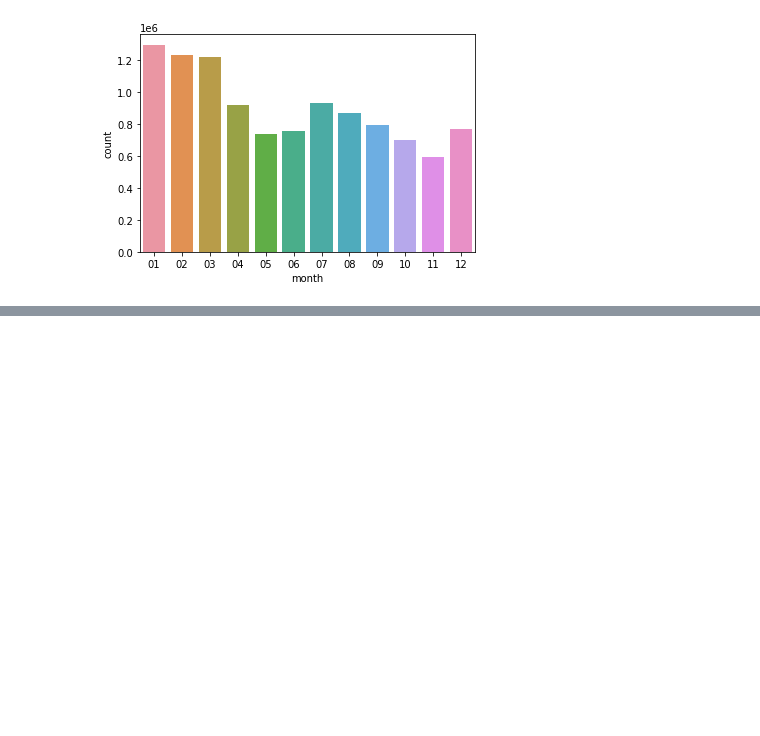
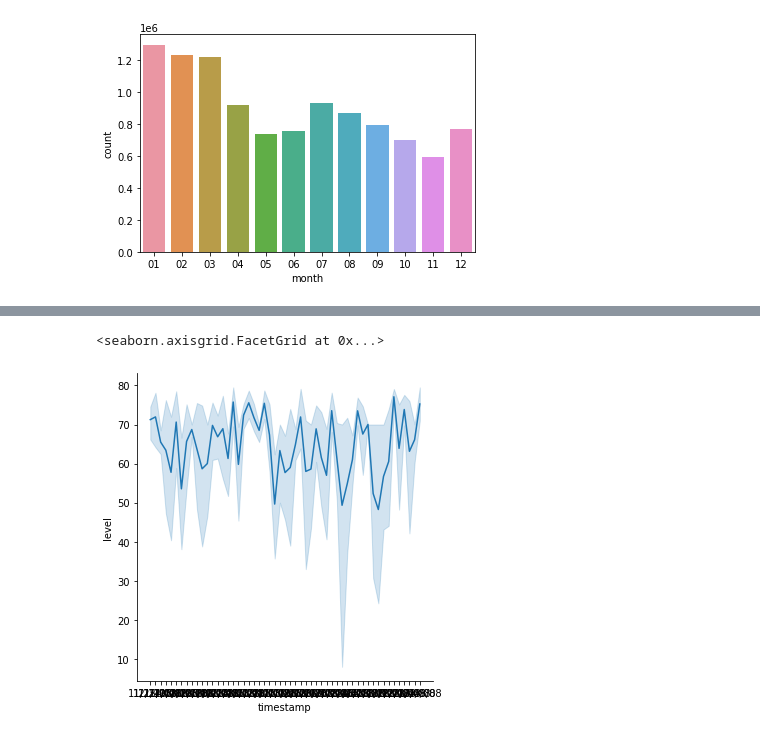
Before and after one commit to kalmuroth/python-exo, a Jupyter notebook: Analyse_Donnée_WOW_2008_LB.ipynb, the cells around one changed output, grey strips where cells are left out. Drawn from its saved outputs; the diff is of its cells as text; code cells hidden in the pictures; blank space fills up the shorter version.

```diff
--- a/Analyse_Donnée_WOW_2008_LB.ipynb
+++ b/Analyse_Donnée_WOW_2008_LB.ipynb
@@ -91,0 +128,5 @@ sns.countplot(x="month",data=timeData)
+# %%
+sns.relplot(x="timestamp", y="level", data=wowah_data[(wowah_data.timestamp > "11/01/08") & (wowah_data.timestamp < "12/25/08")].sample(n=500), kind="line",  sort=True)
+# %% [output]
+<seaborn.axisgrid.FacetGrid at 0x...>
+[figure, added]
```
Also changed, not shown: parts of 7 cells of this notebook.
